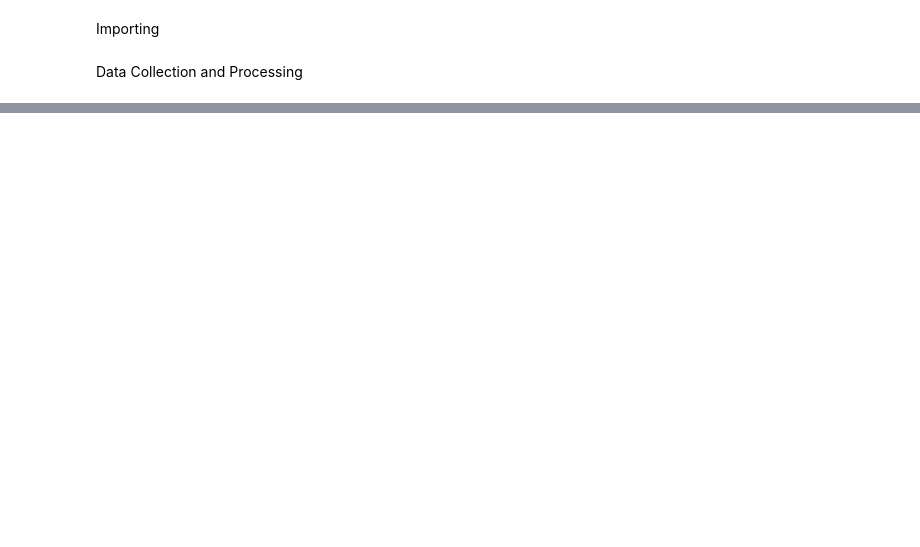
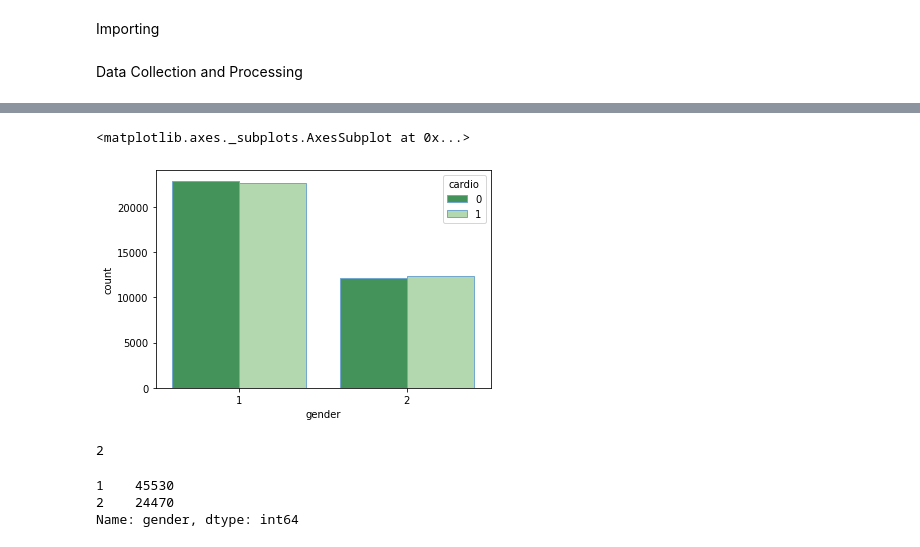
Before and after one commit to shamsurlm10/heart_attack_possibilty, a Jupyter notebook: heart.ipynb, the cells around one changed output, grey strips where cells are left out. Saved outputs shown, nothing was run; the diff lists cells and outputs as text; code cells hidden in the pictures; blank space fills up the shorter version.

```diff
--- a/heart.ipynb
+++ b/heart.ipynb
@@ -23,0 +69,15 @@ heart_data.head()
+# %%
+seaborn.countplot(x='gender',hue='cardio',data=heart_data,palette='Greens_r',edgecolor=seaborn.color_palette('PuBu',n_colors=1))
+# %% [output]
+<matplotlib.axes._subplots.AxesSubplot at 0x...>
+[figure, added]
+# %%
+heart_data['gender'].nunique()
+# %% [output]
+2
+# %%
+heart_data['gender'].value_counts()
+# %% [output]
+1    45530
+2    24470
+Name: gender, dtype: int64
```
Also changed, not shown: parts of 14 cells of this notebook.
